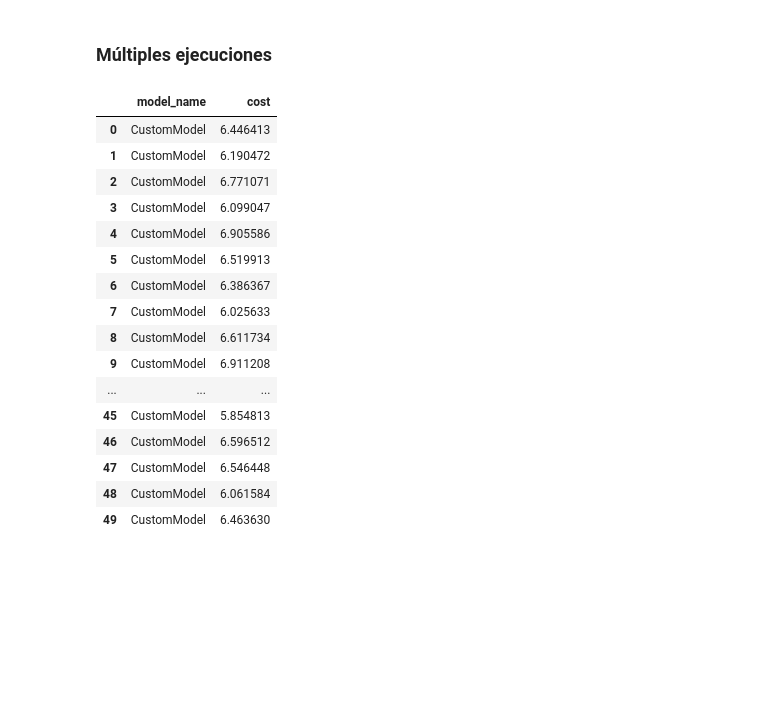
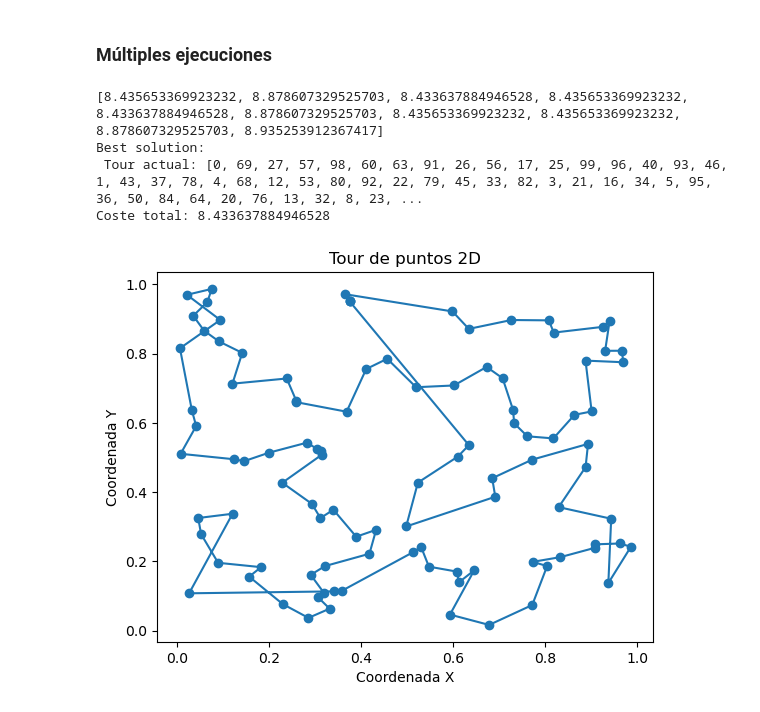
Before and after one commit to cykrr/tsp, a Jupyter notebook: Modelo_con_capas_atencionales_para_TSP_(pytorch).ipynb, the cells around one changed output. Cells and saved outputs as stored; diff of their text form; code cells hidden in the pictures; blank space fills up the shorter version.

```diff
--- a/Modelo_con_capas_atencionales_para_TSP_(pytorch).ipynb
+++ b/Modelo_con_capas_atencionales_para_TSP_(pytorch).ipynb
@@ -394,11 +581,17 @@ plot_tour(cities, solution.visited)
 # %%
 from eda.agents import StochasticGreedyAgent
 
-greedy = SingleAgentSolver (env,StochasticGreedyAgent(ModelEvalActions(model), steepness=50))
+greedy = SingleAgentSolver (env,StochasticGreedyAgent(ModelEvalActions(model), steepness=200))
 solutions, *_ = greedy.multistate_solve([deepcopy(TSP_State (inst_info, visited=[0])) for _ in range(10)])
 
 print([s.cost for s in solutions])
 
 best_sol = min(solutions, key=lambda solution: solution.cost)
 print("Best solution:\n", best_sol)
 plot_tour(cities, best_sol.visited)
+# %% [output]
+[8.435653369923232, 8.878607329525703, 8.433637884946528, 8.435653369923232, 8.433637884946528, 8.878607329525703, 8.435653369923232, 8.435653369923232, 8.878607329525703, 8.935253912367417]
+Best solution:
+ Tour actual: [0, 69, 27, 57, 98, 60, 63, 91, 26, 56, 17, 25, 99, 96, 40, 93, 46, 1, 43, 37, 78, 4, 68, 12, 53, 80, 92, 22, 79, 45, 33, 82, 3, 21, 16, 34, 5, 95, 36, 50, 84, 64, 20, 76, 13, 32, 8, 23, ...
+Coste total: 8.433637884946528
+[figure, added]
@@ -426,20 +597,0 @@ for instance in tqdm(instances, desc="Solving Instances", unit="instance", posit
-# %%
-eval_df.reset_index().drop('index', axis=1)
-# %% [output]
-|  | model_name | cost |
-| 0 | CustomModel | 6.446413 |
-| 1 | CustomModel | 6.190472 |
-| 2 | CustomModel | 6.771071 |
-| 3 | CustomModel | 6.099047 |
-| 4 | CustomModel | 6.905586 |
-| 5 | CustomModel | 6.519913 |
-| 6 | CustomModel | 6.386367 |
-| 7 | CustomModel | 6.025633 |
-| 8 | CustomModel | 6.611734 |
-| 9 | CustomModel | 6.911208 |
-| ... | ... | ... |
-| 45 | CustomModel | 5.854813 |
-| 46 | CustomModel | 6.596512 |
-| 47 | CustomModel | 6.546448 |
-| 48 | CustomModel | 6.061584 |
-| 49 | CustomModel | 6.463630 |
```
Also changed, not shown: parts of 12 cells of this notebook, 31 other files.
